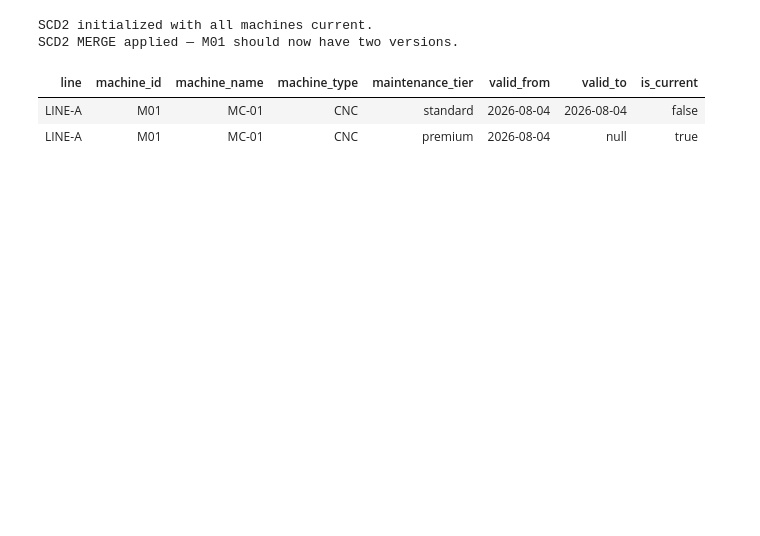
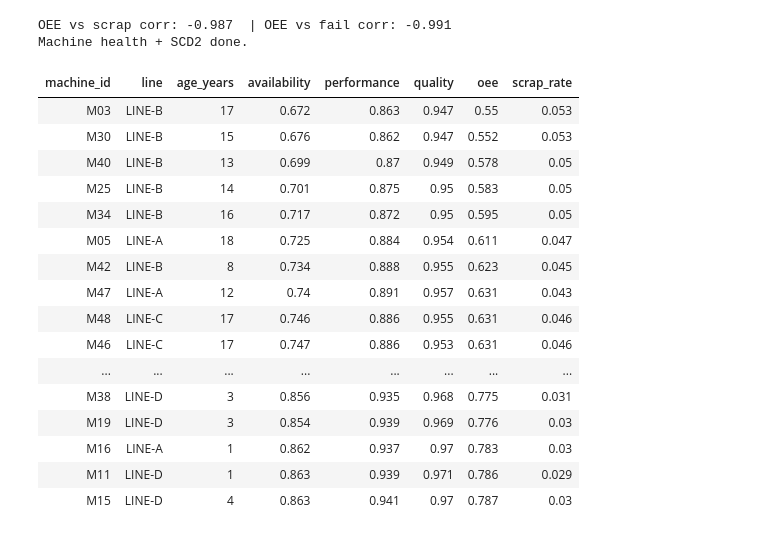
Before and after one commit to saigautam9/manufacturing-lakehouse, a Jupyter notebook: databricks/lakehouse_notebook.ipynb, the cells around one changed output. Drawn from its saved outputs; the diff is of its cells as text; code cells hidden in the pictures; blank space fills up the shorter version.

```diff
--- a/databricks/lakehouse_notebook.ipynb
+++ b/databricks/lakehouse_notebook.ipynb
@@ -220,45 +182,37 @@ MERGE done. Rows before: 13500, after: 13502 (updated 3, inserted 2).
 # %%
-from pyspark.sql import functions as F
+sm=(spark.table("bronze_sensors").groupBy("machine_id").agg(F.round(F.avg("temperature_c"),1).alias("avg_temp_c"),F.round(F.avg("tool_wear_min"),1).alias("avg_tool_wear")))
+qm=(spark.table("bronze_quality").groupBy("machine_id").agg(F.round(F.avg(F.when(F.col("result")=="FAIL",1.0).otherwise(0.0)),3).alias("fail_rate")))
+(spark.table("gold_oee_by_machine").select("machine_id","machine_name","line","age_years","oee","availability","performance","quality","scrap_rate","total_downtime_min")
+  .join(sm,"machine_id","left").join(qm,"machine_id","left")
+  .write.format("delta").mode("overwrite").saveAsTable("gold_machine_health"))
+h=spark.table("gold_machine_health")
+print("OEE vs scrap corr:",round(h.stat.corr("oee","scrap_rate"),3)," | OEE vs fail corr:",round(h.stat.corr("oee","fail_rate"),3))
 
-# First run: initialize the history dimension (all machines current)
 if not spark.catalog.tableExists("dim_machine_scd2"):
-    (spark.table("bronze_dim_machines")
-        .withColumn("valid_from", F.current_date())
-        .withColumn("valid_to", F.lit(None).cast("date"))
-        .withColumn("is_current", F.lit(True))
-        .write.format("delta").saveAsTable("dim_machine_scd2"))
-    print("SCD2 initialized with all machines current.")
-
-# Simulate a change: upgrade M01 to premium
-updates=(spark.table("bronze_dim_machines")
-         .withColumn("maintenance_tier",
-                     F.when(F.col("machine_id")=="M01", F.lit("premium"))
-                      .otherwise(F.col("maintenance_tier"))))
-updates.createOrReplaceTempView("machine_updates")
-
-# Step 1: expire the old current row where a tracked attribute changed
-spark.sql("""
-MERGE INTO dim_machine_scd2 t
-USING machine_updates u
-ON t.machine_id = u.machine_id AND t.is_current = true
-WHEN MATCHED AND (t.maintenance_tier <> u.maintenance_tier OR t.line <> u.line)
-  THEN UPDATE SET t.is_current = false, t.valid_to = current_date()
-""")
-
-# Step 2: insert the new current version for the changed machine(s)
-spark.sql("""
-INSERT INTO dim_machine_scd2
-SELECT u.*, current_date() AS valid_from, CAST(NULL AS date) AS valid_to, true AS is_current
-FROM machine_updates u
-JOIN dim_machine_scd2 t
-  ON u.machine_id = t.machine_id AND t.is_current = false AND t.valid_to = current_date()
-""")
-
-print("SCD2 MERGE applied — M01 should now have two versions.")
-display(spark.sql("SELECT * FROM dim_machine_scd2 WHERE machine_id='M01' ORDER BY valid_from"))
+    (spark.table("bronze_dim_machines").withColumn("valid_from",F.current_date()).withColumn("valid_to",F.lit(None).cast("date")).withColumn("is_current",F.lit(True)).write.format("delta").saveAsTable("dim_machine_scd2"))
+upd=spark.table("bronze_dim_machines").withColumn("maintenance_tier",F.when(F.col("machine_id")=="M01",F.lit("premium")).otherwise(F.col("maintenance_tier")))
+upd.createOrReplaceTempView("mu")
+spark.sql("MERGE INTO dim_machine_scd2 t USING mu u ON t.machine_id=u.machine_id AND t.is_current=true WHEN MATCHED AND t.maintenance_tier<>u.maintenance_tier THEN UPDATE SET t.is_current=false,t.valid_to=current_date()")
+spark.sql("INSERT INTO dim_machine_scd2 SELECT u.*,current_date(),CAST(NULL AS date),true FROM mu u JOIN dim_machine_scd2 t ON u.machine_id=t.machine_id AND t.is_current=false AND t.valid_to=current_date()")
+print("Machine health + SCD2 done.")
+display(spark.table("gold_oee_by_machine").orderBy("oee").select("machine_id","line","age_years","availability","performance","quality","oee","scrap_rate"))
 # %% [output]
-SCD2 initialized with all machines current.
-SCD2 MERGE applied — M01 should now have two versions.
+OEE vs scrap corr: -0.987  | OEE vs fail corr: -0.991
+Machine health + SCD2 done.
-| line | machine_id | machine_name | machine_type | maintenance_tier | valid_from | valid_to | is_current |
-| LINE-A | M01 | MC-01 | CNC | standard | 2026-08-04 | 2026-08-04 | false |
-| LINE-A | M01 | MC-01 | CNC | premium | 2026-08-04 | null | true |
+| machine_id | line | age_years | availability | performance | quality | oee | scrap_rate |
+| M03 | LINE-B | 17 | 0.672 | 0.863 | 0.947 | 0.55 | 0.053 |
+| M30 | LINE-B | 15 | 0.676 | 0.862 | 0.947 | 0.552 | 0.053 |
+| M40 | LINE-B | 13 | 0.699 | 0.87 | 0.949 | 0.578 | 0.05 |
+| M25 | LINE-B | 14 | 0.701 | 0.875 | 0.95 | 0.583 | 0.05 |
+| M34 | LINE-B | 16 | 0.717 | 0.872 | 0.95 | 0.595 | 0.05 |
+| M05 | LINE-A | 18 | 0.725 | 0.884 | 0.954 | 0.611 | 0.047 |
+| M42 | LINE-B | 8 | 0.734 | 0.888 | 0.955 | 0.623 | 0.045 |
+| M47 | LINE-A | 12 | 0.74 | 0.891 | 0.957 | 0.631 | 0.043 |
+| M48 | LINE-C | 17 | 0.746 | 0.886 | 0.955 | 0.631 | 0.046 |
+| M46 | LINE-C | 17 | 0.747 | 0.886 | 0.953 | 0.631 | 0.046 |
+| ... | ... | ... | ... | ... | ... | ... | ... |
+| M38 | LINE-D | 3 | 0.856 | 0.935 | 0.968 | 0.775 | 0.031 |
+| M19 | LINE-D | 3 | 0.854 | 0.939 | 0.969 | 0.776 | 0.03 |
+| M16 | LINE-A | 1 | 0.862 | 0.937 | 0.97 | 0.783 | 0.03 |
+| M11 | LINE-D | 1 | 0.863 | 0.939 | 0.971 | 0.786 | 0.029 |
+| M15 | LINE-D | 4 | 0.863 | 0.941 | 0.97 | 0.787 | 0.03 |
```
Also changed, not shown: parts of 21 cells of this notebook.
